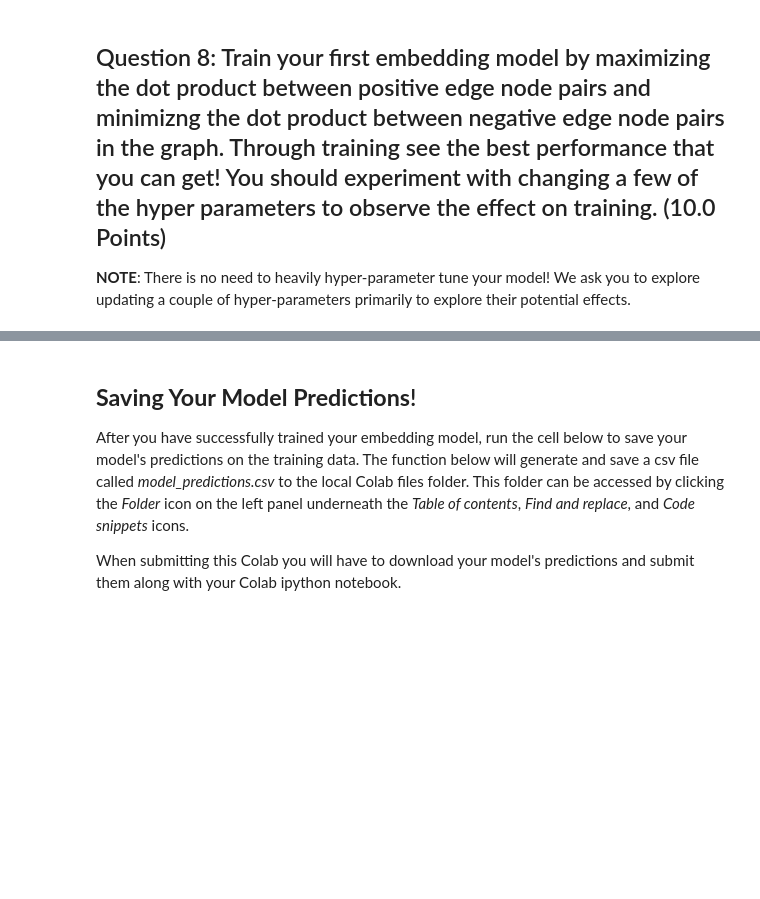
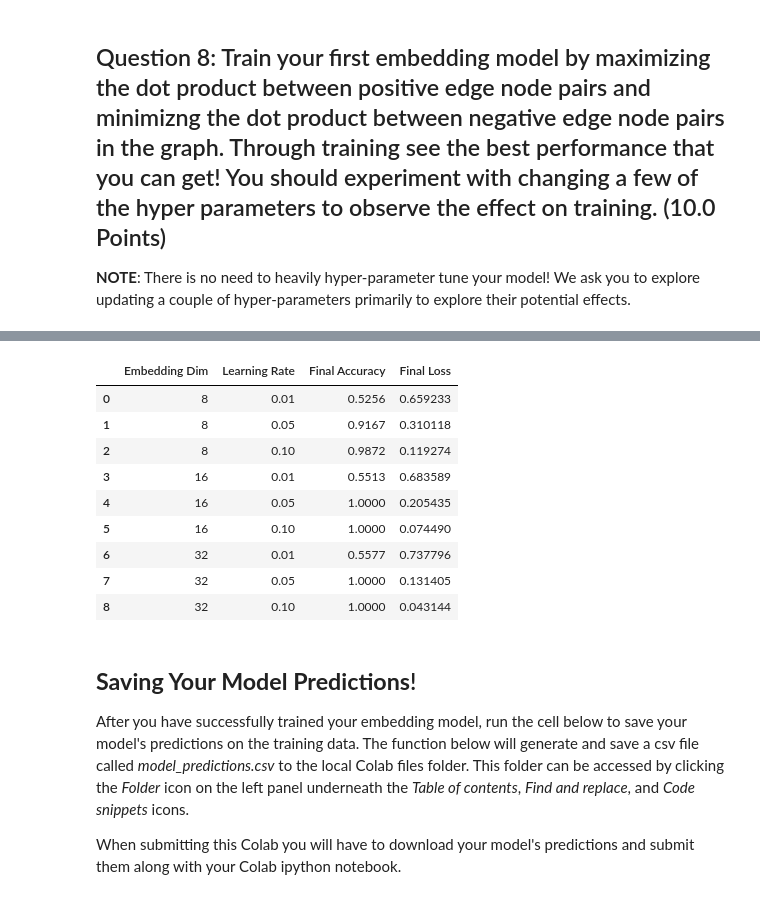
Before and after one commit to rodolfolermacontreras/Stanford-Graph-ML-Class-1, a Jupyter notebook: Notebook/XCS224W_Colab1.ipynb, the cells around one changed output, grey strips where cells are left out. Saved outputs shown, nothing was run; the diff lists cells and outputs as text; code cells hidden in the pictures; blank space fills up the shorter version.

```diff
--- a/Notebook/XCS224W_Colab1.ipynb
+++ b/Notebook/XCS224W_Colab1.ipynb
@@ -497,3 +654,29 @@ if 'IS_GRADESCOPE_ENV' not in os.environ:
+# %%
+# Create a summary table
+summary_data = []
+for res in results:
+    final_acc = res["accuracy"][-1]
+    final_loss = res["loss"][-1]
+    summary_data.append({
+        "Embedding Dim": res["embedding_dim"],
+        "Learning Rate": res["learning_rate"],
+        "Final Accuracy": final_acc,
+        "Final Loss": final_loss
+    })
+
+df_summary = pd.DataFrame(summary_data)
+display(df_summary)
+# %% [output]
+|  | Embedding Dim | Learning Rate | Final Accuracy | Final Loss |
+| 0 | 8 | 0.01 | 0.5256 | 0.659233 |
+| 1 | 8 | 0.05 | 0.9167 | 0.310118 |
+| 2 | 8 | 0.10 | 0.9872 | 0.119274 |
+| 3 | 16 | 0.01 | 0.5513 | 0.683589 |
+| 4 | 16 | 0.05 | 1.0000 | 0.205435 |
+| 5 | 16 | 0.10 | 1.0000 | 0.074490 |
+| 6 | 32 | 0.01 | 0.5577 | 0.737796 |
+| 7 | 32 | 0.05 | 1.0000 | 0.131405 |
+| 8 | 32 | 0.10 | 1.0000 | 0.043144 |
 # %% [markdown]
 ## **Saving Your Model Predictions**!
 After you have successfully trained your embedding model, run the cell below to save your model's predictions on the training data. The function below will generate and save a csv file called *model_predictions.csv* to the local Colab files folder. This folder can be accessed by clicking the *Folder* icon on the left panel underneath the *Table of contents*, *Find and replace*, and *Code snippets* icons.
```
Also changed, not shown: parts of 28 cells of this notebook, 1 other file.
